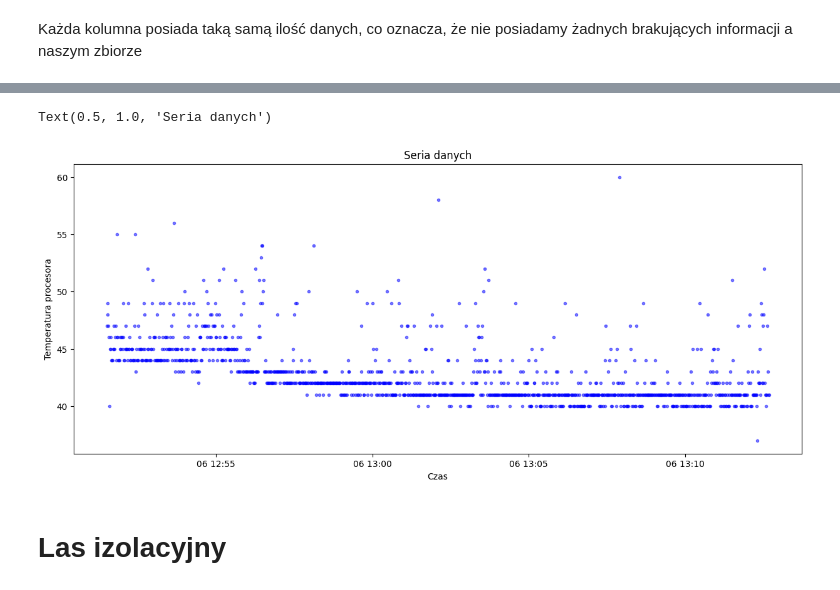
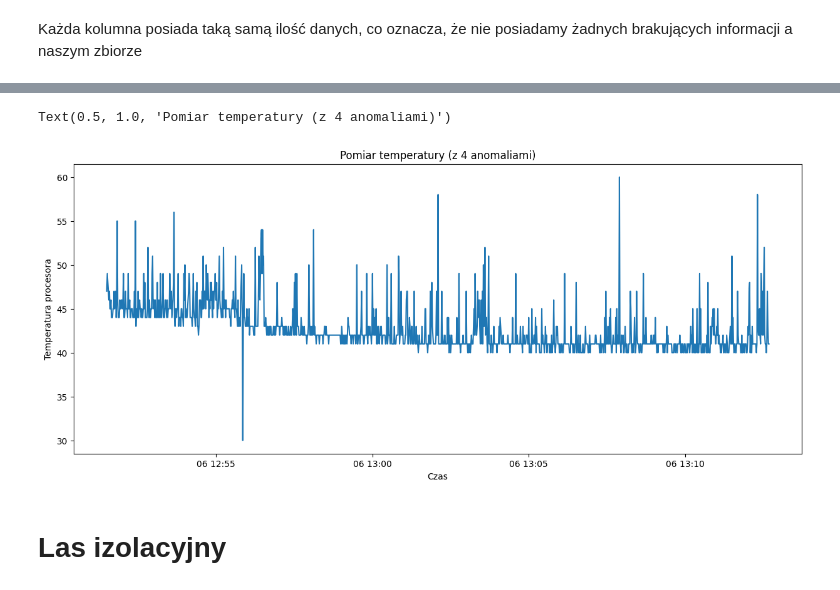
Before and after one commit to wiktorrudzki/MiW, a Jupyter notebook: models.ipynb, the cells around one changed output, grey strips where cells are left out. Saved outputs shown, nothing was run; the diff lists cells and outputs as text; code cells hidden in the pictures.

```diff
--- a/models.ipynb
+++ b/models.ipynb
@@ -45,12 +57,12 @@ Każda kolumna posiada taką samą ilość danych, co oznacza, że nie posiadamy
 # %%
 plt.figure(figsize=(15, 6))
-plt.plot(data['Czas'], data['Temperatura procesora'], 'b.', alpha=0.5)
+plt.plot(data['Czas'], data['Temperatura procesora'])
 plt.xlabel("Czas")
 plt.ylabel("Temperatura procesora")
-plt.title("Seria danych")
+plt.title("Pomiar temperatury (z 4 anomaliami)")
 # %% [output]
-Text(0.5, 1.0, 'Seria danych')
+Text(0.5, 1.0, 'Pomiar temperatury (z 4 anomaliami)')
-[figure, old version]
+[figure, new version]
 # %% [markdown]
 # Las izolacyjny
 # %%
```
Also changed, not shown: parts of 11 cells of this notebook, 3 other files.
